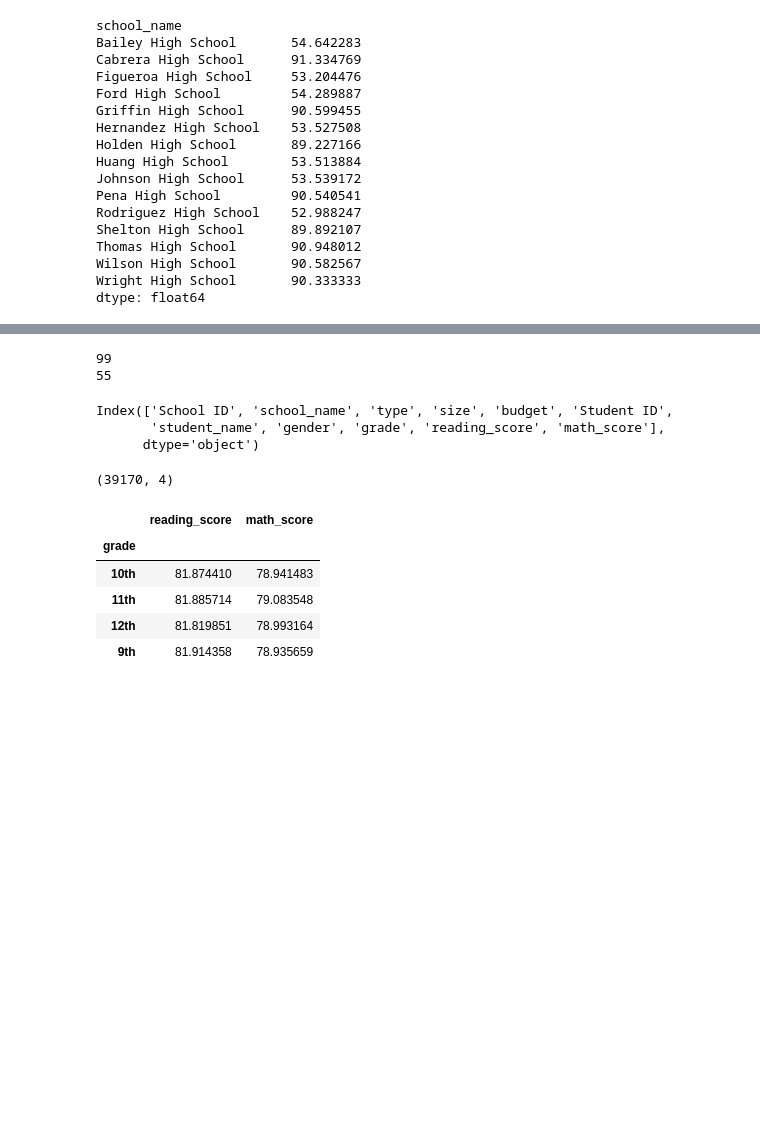
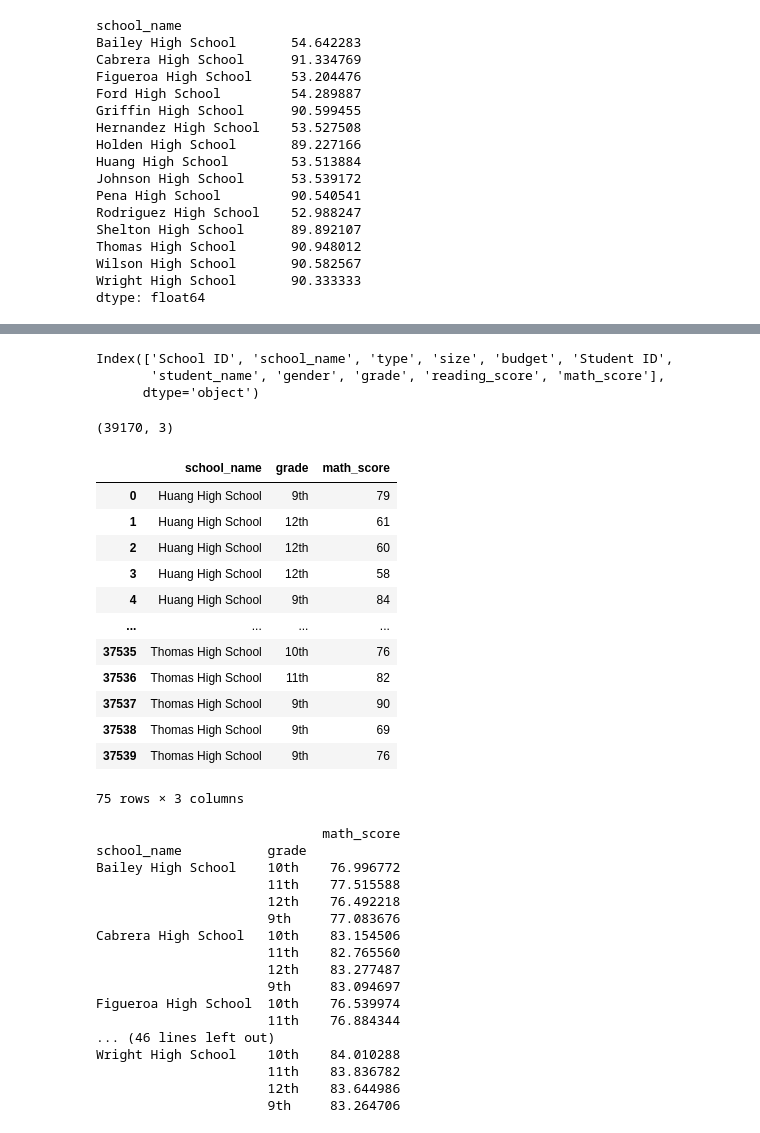
Before and after one commit to ASwigart/pandas-challenge, a Jupyter notebook: PyCitySchools/SchoolProject.ipynb, the cells around one changed output, grey strips where cells are left out. Drawn from its saved outputs; the diff is of its cells as text; code cells hidden in the pictures; blank space fills up the shorter version.

```diff
--- a/PyCitySchools/SchoolProject.ipynb
+++ b/PyCitySchools/SchoolProject.ipynb
@@ -419,13 +419,6 @@ schoolsummaryoverall_df.tail()
 | Huang High School | District | 2917 | 1910635 | 655.0 | 76.629414 | 81.182722 | 65.683922 | ... |
 | Figueroa High School | District | 2949 | 1884411 | 639.0 | 76.711767 | 81.158020 | 65.988471 | ... |
 | Rodriguez High School | District | 3999 | 2547363 | 637.0 | 76.842711 | 80.744686 | 66.366592 | ... |
-# %%
-#MATH SCORES BY GRADE BINNING
-print(schooldatacomplete_df["math_score"].max())
-print(schooldatacomplete_df["math_score"].min())
-# %% [output]
-99
-55
 # %%
 #MATH SCORES BY GRADE BINNING
 # sort by grade level and then mean the math scores
@@ -438,19 +431,48 @@ Index(['School ID', 'school_name', 'type', 'size', 'budget', 'Student ID',
        'student_name', 'gender', 'grade', 'reading_score', 'math_score'],
       dtype='object')
 # %%
-gradesort_df= schooldatacomplete_df[["school_name","grade","reading_score","math_score"]]
-gradesort_df.head()
-gradesort_df.shape
+gradesortm_df= schooldatacomplete_df[["school_name","grade","math_score"]]
+gradesortm_df.shape
 # %% [output]
-(39170, 4)
+(39170, 3)
+# %%
+gradesortmschool_df=gradesortm_df.groupby("school_name")
+gradesortmschool_df.head()
+# %% [output]
+|  | school_name | grade | math_score |
+| 0 | Huang High School | 9th | 79 |
+| 1 | Huang High School | 12th | 61 |
+| 2 | Huang High School | 12th | 60 |
+| 3 | Huang High School | 12th | 58 |
+| 4 | Huang High School | 9th | 84 |
+| ... | ... | ... | ... |
+| 37535 | Thomas High School | 10th | 76 |
+| 37536 | Thomas High School | 11th | 82 |
+| 37537 | Thomas High School | 9th | 90 |
+| 37538 | Thomas High School | 9th | 69 |
+| 37539 | Thomas High School | 9th | 76 |
+75 rows × 3 columns
 # %%
-#MATH SCORES BY GRADE BINNING
-mathsort_df=gradesort_df.groupby("grade").mean()
-mathsort_df.head()
+#MATH SCORES BY GRADE 'BINNING'
+# COULD WE SORT GRADE LEVELS BETTER?
+# why no tiger strip?
+mathsortmschool_df=gradesortm_df.groupby(["school_name","grade"]).mean()
+print(mathsortmschool_df)
 # %% [output]
-|  | reading_score | math_score |
-| grade |  |  |
-| 10th | 81.874410 | 78.941483 |
-| 11th | 81.885714 | 79.083548 |
-| 12th | 81.819851 | 78.993164 |
-| 9th | 81.914358 | 78.935659 |
+                             math_score
+school_name           grade
+Bailey High School    10th    76.996772
+                      11th    77.515588
+                      12th    76.492218
+                      9th     77.083676
+Cabrera High School   10th    83.154506
+                      11th    82.765560
+                      12th    83.277487
+                      9th     83.094697
+Figueroa High School  10th    76.539974
+                      11th    76.884344
+... (46 lines left out)
+Wright High School    10th    84.010288
+                      11th    83.836782
+                      12th    83.644986
+                      9th     83.264706
```
Also changed, not shown: parts of 5 cells of this notebook.
